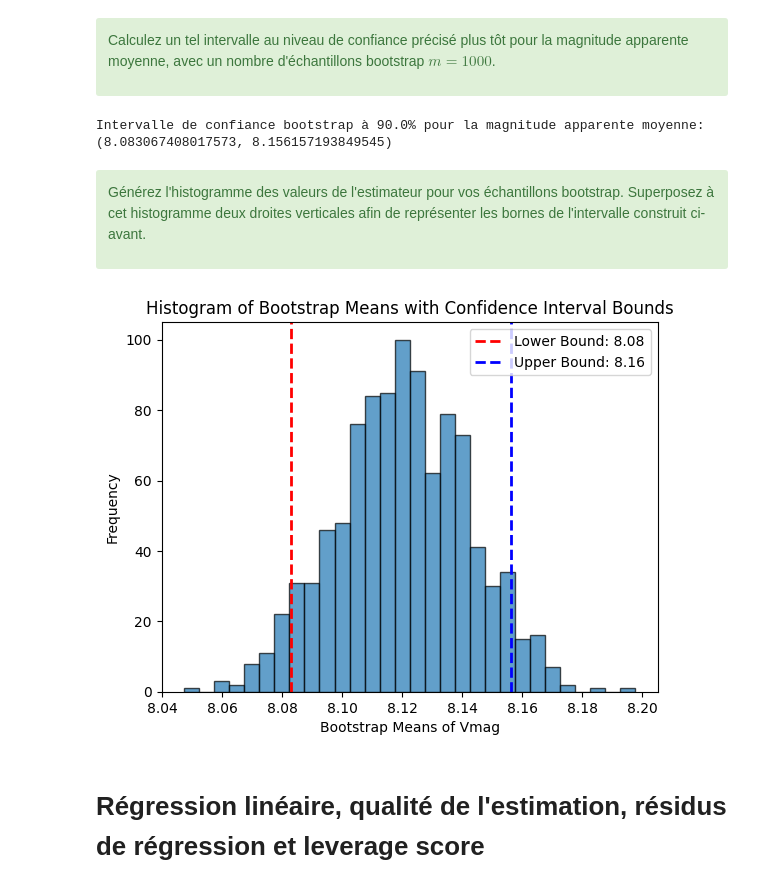
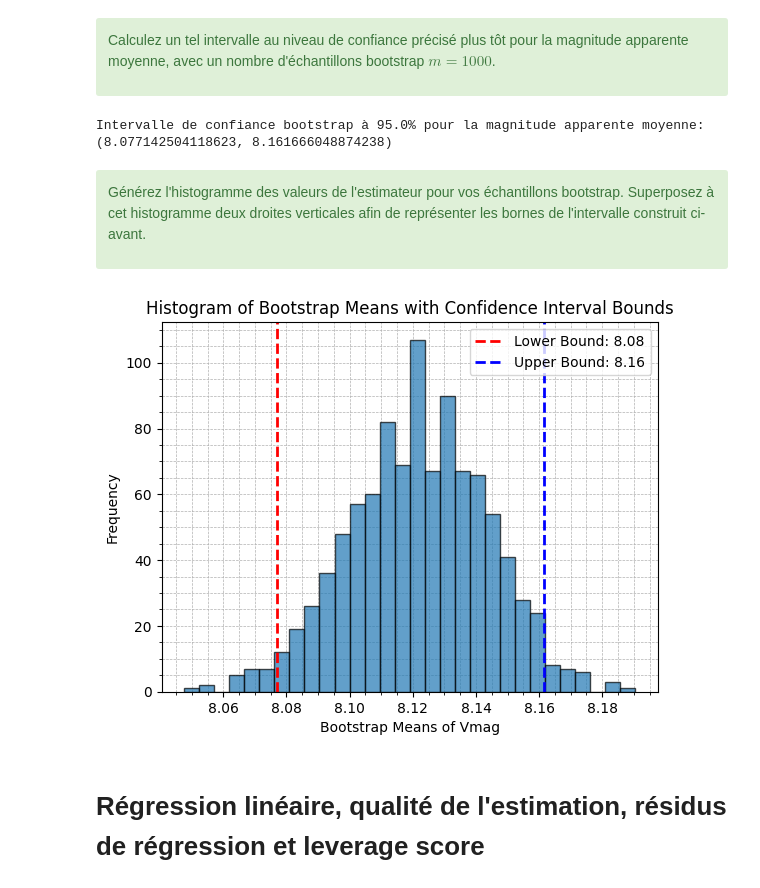
Before and after one commit to LeJzer03/Stat.-Devoir---Github, a Jupyter notebook: math0487_hw2.ipynb, the cells around one changed output. Drawn from its saved outputs; the diff is of its cells as text; code cells hidden in the pictures.

```diff
--- a/math0487_hw2.ipynb
+++ b/math0487_hw2.ipynb
@@ -344,13 +356,13 @@ for _ in range(m):
     bootstrap_means.append(bootstrap_sample.mean())
 
 # Calculate the confidence interval
-alpha = 0.1
+alpha = 0.05
 lower_bound = np.percentile(bootstrap_means, 100 * (alpha / 2))
 upper_bound = np.percentile(bootstrap_means, 100 * (1 - alpha / 2))
 
 print(f"Intervalle de confiance bootstrap à {100 * (1 - alpha)}% pour la magnitude apparente moyenne: ({lower_bound}, {upper_bound})")
 # %% [output]
-Intervalle de confiance bootstrap à 90.0% pour la magnitude apparente moyenne: (8.083067408017573, 8.156157193849545)
+Intervalle de confiance bootstrap à 95.0% pour la magnitude apparente moyenne: (8.077142504118623, 8.161666048874238)
 # %% [markdown]
 <div class="alert alert-block alert-success">
 
@@ -360,15 +372,21 @@ Générez l'histogramme des valeurs de l'estimateur pour vos échantillons boots
 # %%
 # Generate histogram of bootstrap means
 plt.hist(bootstrap_means, bins=30, edgecolor='black', alpha=0.7)
 plt.axvline(lower_bound, color='red', linestyle='dashed', linewidth=2, label=f'Lower Bound: {lower_bound:.2f}')
 plt.axvline(upper_bound, color='blue', linestyle='dashed', linewidth=2, label=f'Upper Bound: {upper_bound:.2f}')
 plt.xlabel('Bootstrap Means of Vmag')
 plt.ylabel('Frequency')
 plt.title('Histogram of Bootstrap Means with Confidence Interval Bounds')
 plt.legend()
+
+# Add minor ticks and grid
+plt.minorticks_on()
+plt.grid(which='both', linestyle='--', linewidth=0.5)
+plt.gca().set_axisbelow(True)
+
 plt.show()
 # %% [output]
-[figure, old version]
+[figure, new version]
 # %% [markdown]
 # Régression linéaire, qualité de l'estimation, résidus de régression et leverage score
 # %% [markdown]
```
Also changed, not shown: parts of 6 cells of this notebook.
